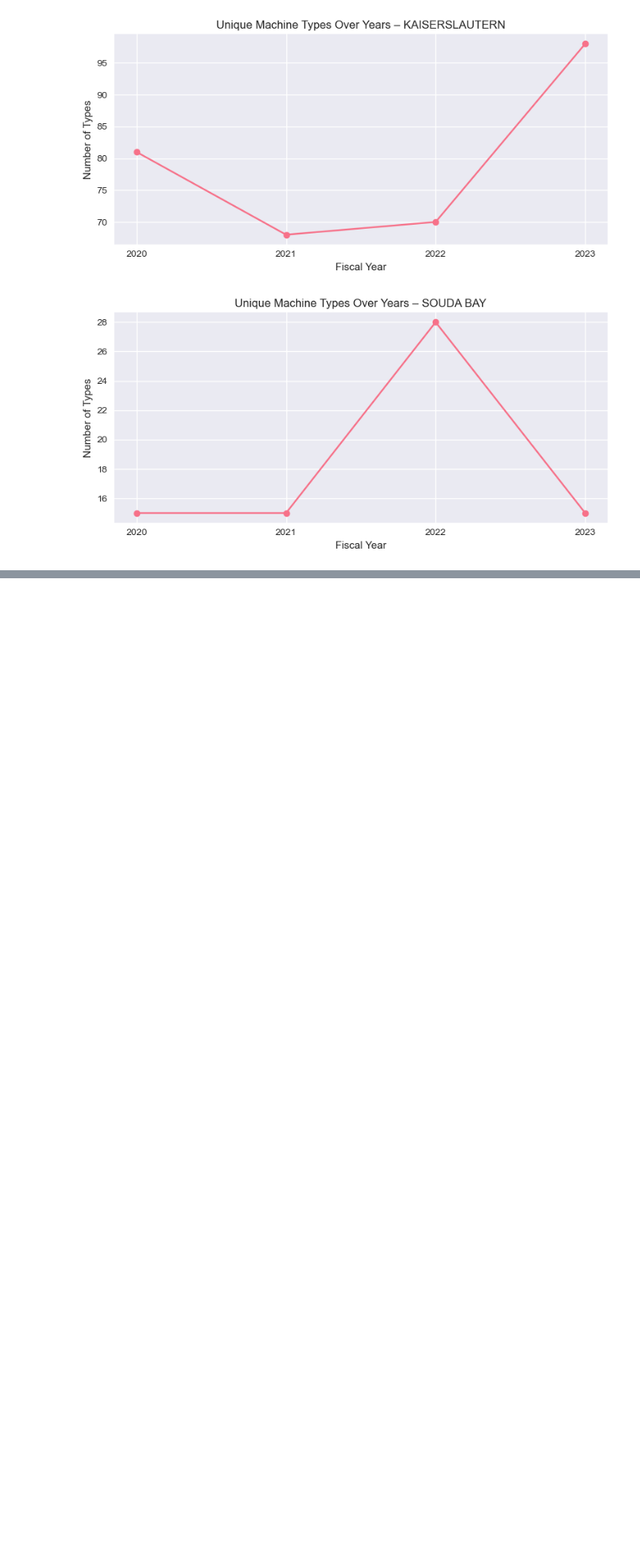
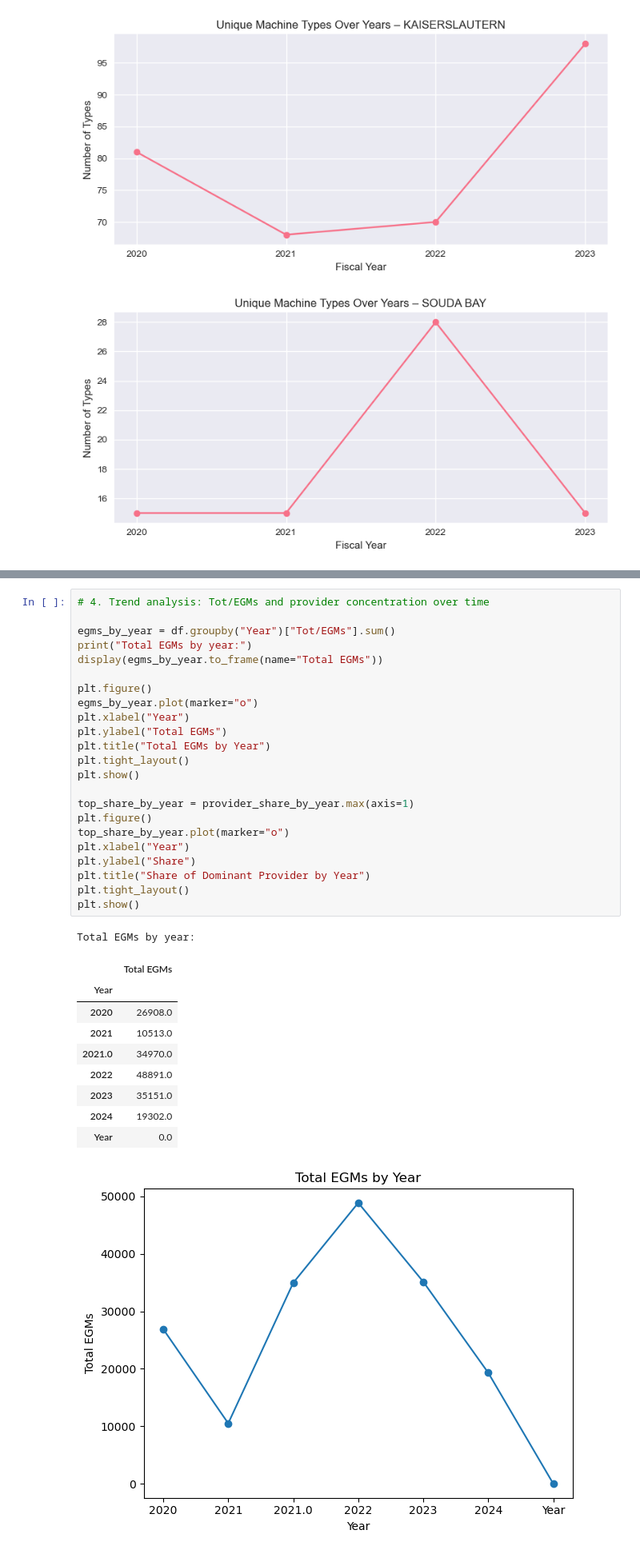
Before and after one commit to pinhaopan/muckrock-liberation, a Jupyter notebook: fa25-team-a/asset_reports.ipynb, the cells around one changed output, grey strips where cells are left out. Shown at 80% size. Drawn from its saved outputs; the diff is of its cells as text; blank space fills up the shorter version.

```diff
--- a/fa25-team-a/asset_reports.ipynb
+++ b/fa25-team-a/asset_reports.ipynb
@@ -522,0 +701,35 @@ plot_unique_types_per_base(ar4, "SOUDA BAY")
+# %%
+# 4. Trend analysis: Tot/EGMs and provider concentration over time
+
+egms_by_year = df.groupby("Year")["Tot/EGMs"].sum()
+print("Total EGMs by year:")
+display(egms_by_year.to_frame(name="Total EGMs"))
+
+plt.figure()
+egms_by_year.plot(marker="o")
+plt.xlabel("Year")
+plt.ylabel("Total EGMs")
+plt.title("Total EGMs by Year")
+plt.tight_layout()
+plt.show()
+
+top_share_by_year = provider_share_by_year.max(axis=1)
+plt.figure()
+top_share_by_year.plot(marker="o")
+plt.xlabel("Year")
+plt.ylabel("Share")
+plt.title("Share of Dominant Provider by Year")
+plt.tight_layout()
+plt.show()
+# %% [output]
+Total EGMs by year:
+|  | Total EGMs |
+| Year |  |
+| 2020 | 26908.0 |
+| 2021 | 10513.0 |
+| 2021.0 | 34970.0 |
+| 2022 | 48891.0 |
+| 2023 | 35151.0 |
+| 2024 | 19302.0 |
+| Year | 0.0 |
+[figure, added]
```
Also changed, not shown: parts of 13 cells of this notebook.
